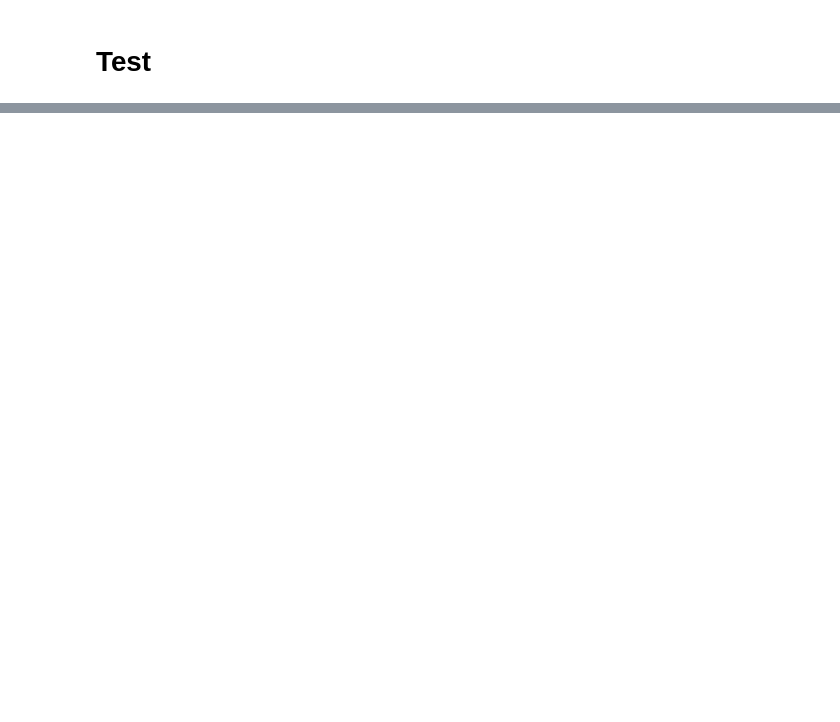
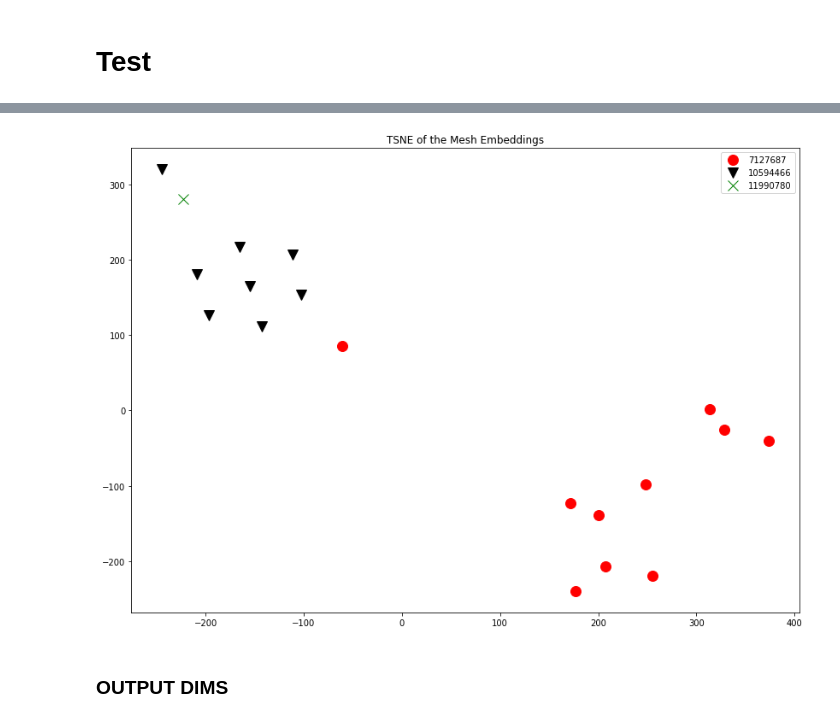
Before and after one commit to ShaulSolomon/academix-ydata-project-truncated, a Jupyter notebook: code/5_vae.ipynb, the cells around one changed output, grey strips where cells are left out. Cells and saved outputs as stored; diff of their text form; code cells hidden in the pictures; blank space fills up the shorter version.

```diff
--- a/code/5_vae.ipynb
+++ b/code/5_vae.ipynb
@@ -131,0 +124,2 @@ selection = auth_core[:15]
+# %%
+all_vae = get_all_features.VAE_Features(df)
@@ -422,0 +420,9 @@ array([[-2.2443347 , -4.706242  ],
+# %%
+time_start = time.time()
+tsne = TSNE(n_components=2, verbose=1, perplexity=2, n_iter=1000, random_state=42)
+tsne_inputs = tsne.fit_transform(test_set.features)
+print('t-SNE done! Time elapsed: {} seconds'.format(time.time()-time_start))
+input_testset=pd.DataFrame()
+input_testset['tsne-2d-one'] = tsne_inputs[:,0]
+input_testset['tsne-2d-two'] = tsne_inputs[:,1]
+input_testset['PI'] = list(df[df['last_author_name'].isin(selection)]["PI_IDS"])
@@ -422,0 +438,20 @@ array([[-2.2443347 , -4.706242  ],
+# %%
+groups = input_testset.groupby('PI')
+markers = ['o','v',"x"]
+colors = ["red","black","green"]
+# Plot
+fig, ax = plt.subplots(figsize=(14,10))
+
+ax.margins(0.05) # Optional, just adds 5% padding to the autoscaling
+for i, (name, group) in enumerate(groups):
+    ax.set_title("TSNE of the Mesh Embeddings")
+    ax.plot(group['tsne-2d-one'], group['tsne-2d-two'], marker=markers[i], linestyle='', ms=12, label=name, color=colors[i])
+ax.legend()
+plt.show()
+fig.tight_layout();
+
+# fig.savefig('code/img/TSNE_Plots/mesh.png', bbox_inches='tight')
+# %% [output]
+[figure, added]
+# %% [markdown]
+### OUTPUT DIMS
```
Also changed, not shown: parts of 53 cells of this notebook, 3 other files.
